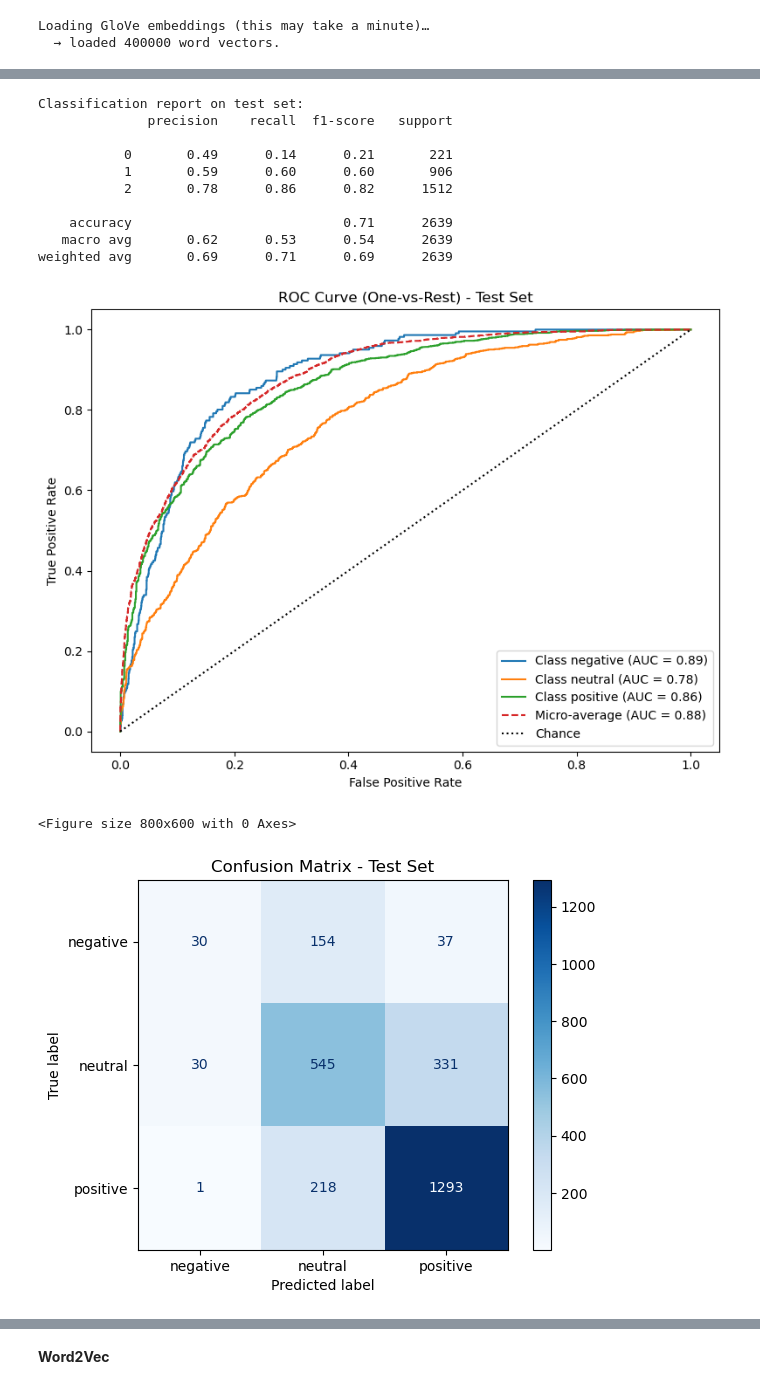
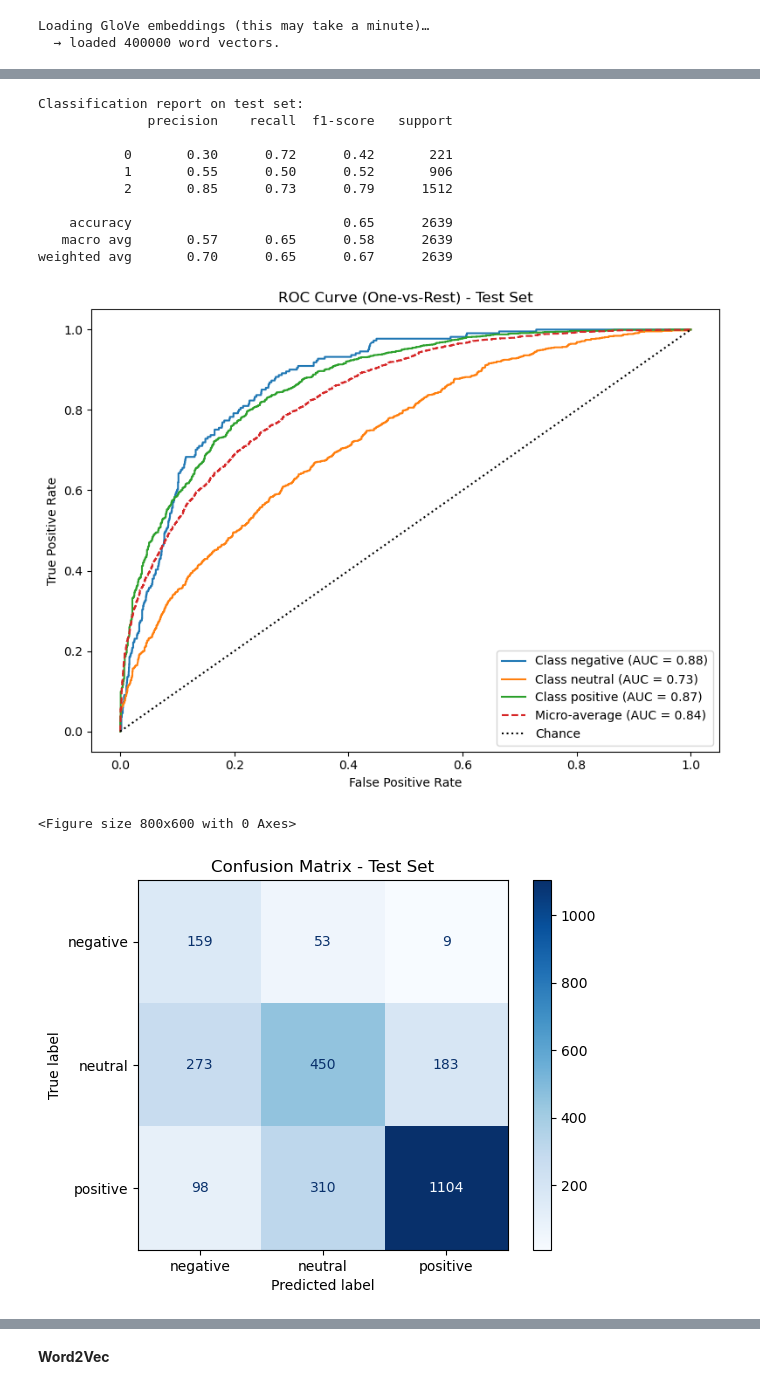
Before and after one commit to dangtna1/amazon-reviews-classification, a Jupyter notebook: preprocessing_and_modelling.ipynb, the cells around one changed output, grey strips where cells are left out. Drawn from its saved outputs; the diff is of its cells as text; code cells hidden in the pictures.

```diff
--- a/preprocessing_and_modelling.ipynb
+++ b/preprocessing_and_modelling.ipynb
@@ -339,7 +338,7 @@ Loading GloVe embeddings (this may take a minute)…
 pipeline = ImbPipeline(
     [
         ("embed", GloveVectorizer(glove_index, dim=300)),
-        # ("smote", SMOTE(random_state=42)),
+        ("smote", SMOTE(random_state=42)),
         (
             "clf",
             LogisticRegression(max_iter=1000),
@@ -374,16 +373,16 @@ weighted avg       0.72      0.74      0.72     10554
 Classification report on test set:
               precision    recall  f1-score   support
 
-           0       0.49      0.14      0.21       221
-           1       0.59      0.60      0.60       906
-           2       0.78      0.86      0.82      1512
+           0       0.30      0.72      0.42       221
+           1       0.55      0.50      0.52       906
+           2       0.85      0.73      0.79      1512
 
-    accuracy                           0.71      2639
-   macro avg       0.62      0.53      0.54      2639
-weighted avg       0.69      0.71      0.69      2639
+    accuracy                           0.65      2639
+   macro avg       0.57      0.65      0.58      2639
+weighted avg       0.70      0.65      0.67      2639
-[figure, old version]
+[figure, new version]
 <Figure size 800x600 with 0 Axes>
-[figure, old version]
+[figure, new version]
 # %%
 pipeline = ImbPipeline(
     [
```
Also changed, not shown: parts of 7 cells of this notebook.
